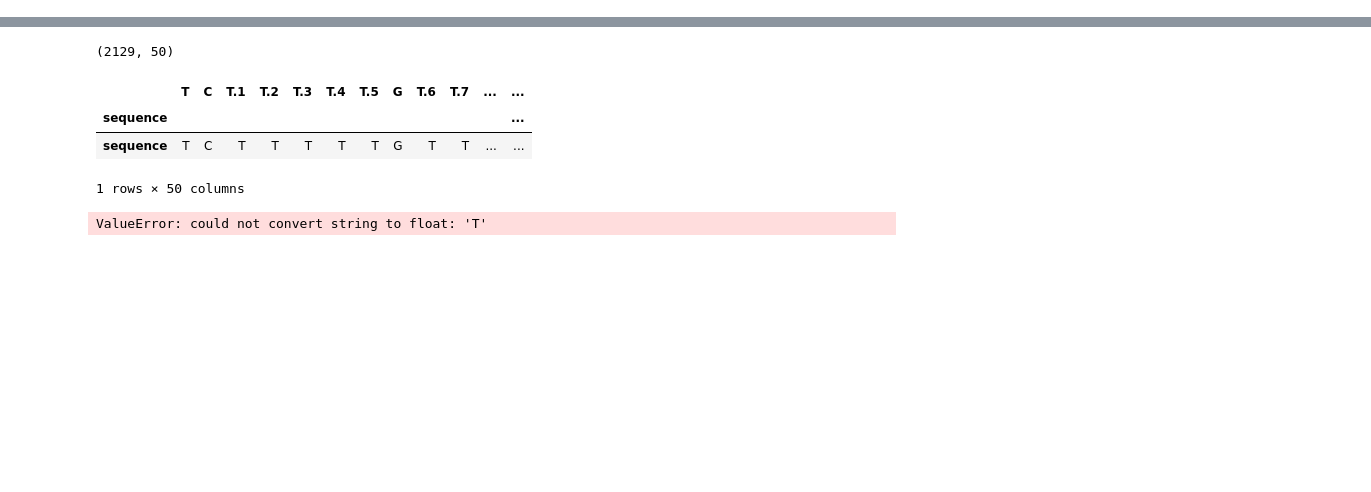
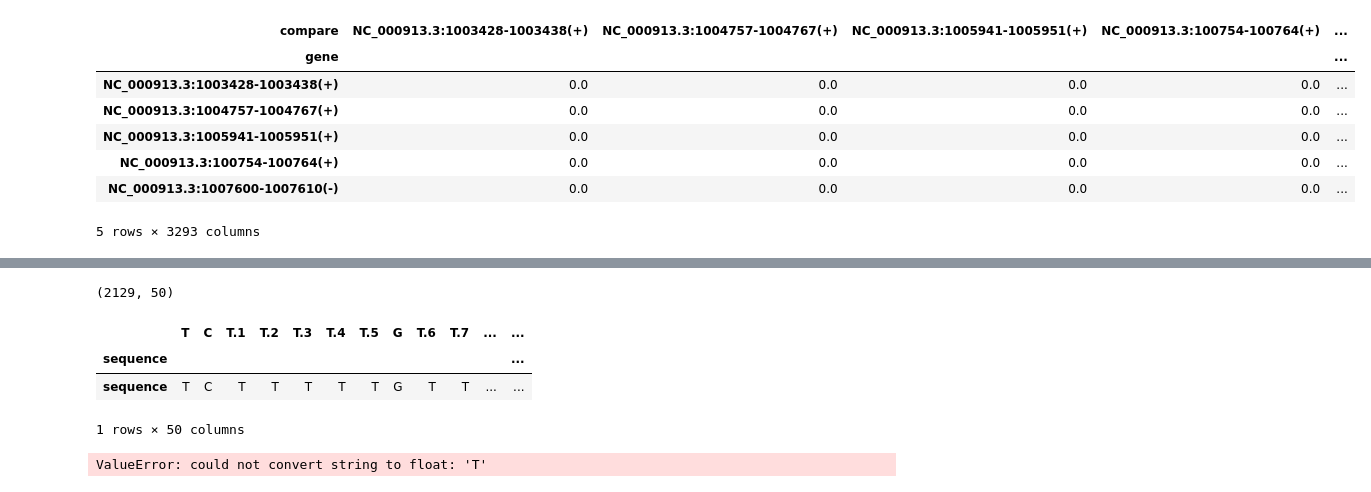
Before and after one commit to TreeTechDev/biomodelml, a Jupyter notebook: test.ipynb, the cells around one changed output, grey strips where cells are left out. Drawn from its saved outputs; the diff is of its cells as text; code cells hidden in the pictures; blank space fills up the shorter version.

```diff
--- a/test.ipynb
+++ b/test.ipynb
@@ -2,4 +2,4 @@
 import pandas
 import hdbscan
 
-df = pandas.read_csv("data/matrix/NC_000913.3:1362468-1362518(+).csv")
+df = pandas.read_csv("data/similarity.csv")
@@ -5,0 +34,11 @@ df = pandas.read_csv("data/matrix/NC_000913.3:1362468-1362518(+).csv")
+# %%
+sim_matrix.head()
+# %% [output]
+| compare | NC_000913.3:1003428-1003438(+) | NC_000913.3:1004757-1004767(+) | NC_000913.3:1005941-1005951(+) | NC_000913.3:100754-100764(+) | ... |
+| gene |  |  |  |  | ... |
+| NC_000913.3:1003428-1003438(+) | 0.0 | 0.0 | 0.0 | 0.0 | ... |
+| NC_000913.3:1004757-1004767(+) | 0.0 | 0.0 | 0.0 | 0.0 | ... |
+| NC_000913.3:1005941-1005951(+) | 0.0 | 0.0 | 0.0 | 0.0 | ... |
+| NC_000913.3:100754-100764(+) | 0.0 | 0.0 | 0.0 | 0.0 | ... |
+| NC_000913.3:1007600-1007610(-) | 0.0 | 0.0 | 0.0 | 0.0 | ... |
+5 rows × 3293 columns
```
Also changed, not shown: parts of 10 cells of this notebook, 1 other file.
